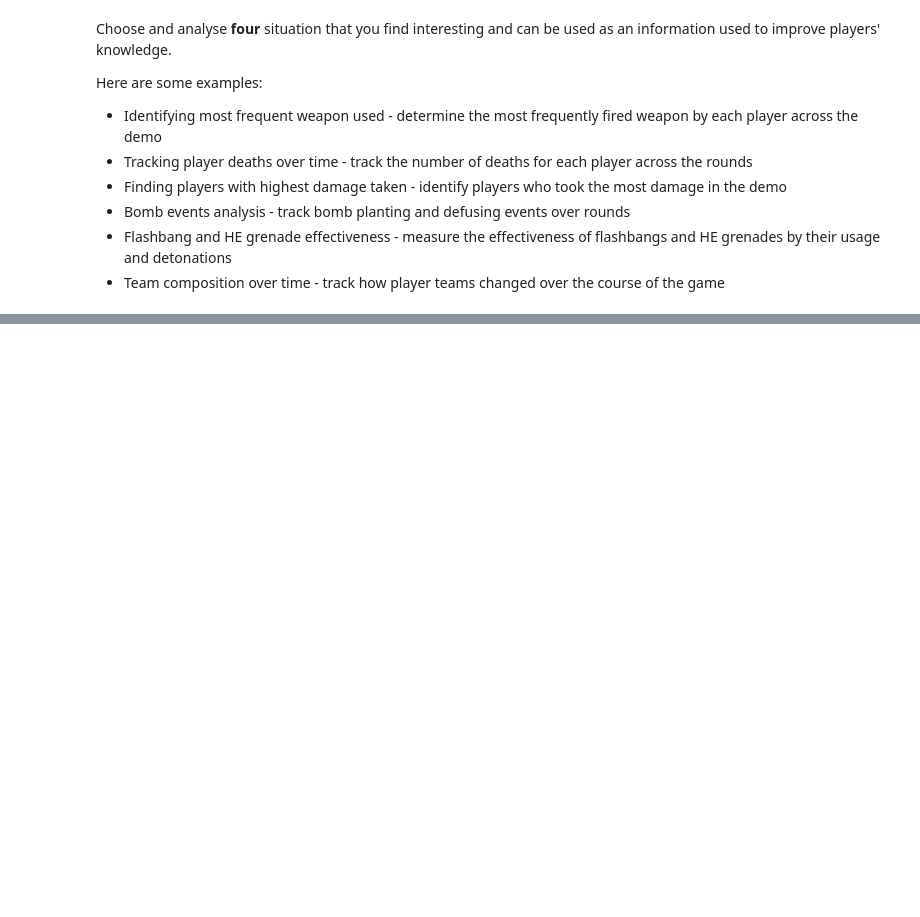
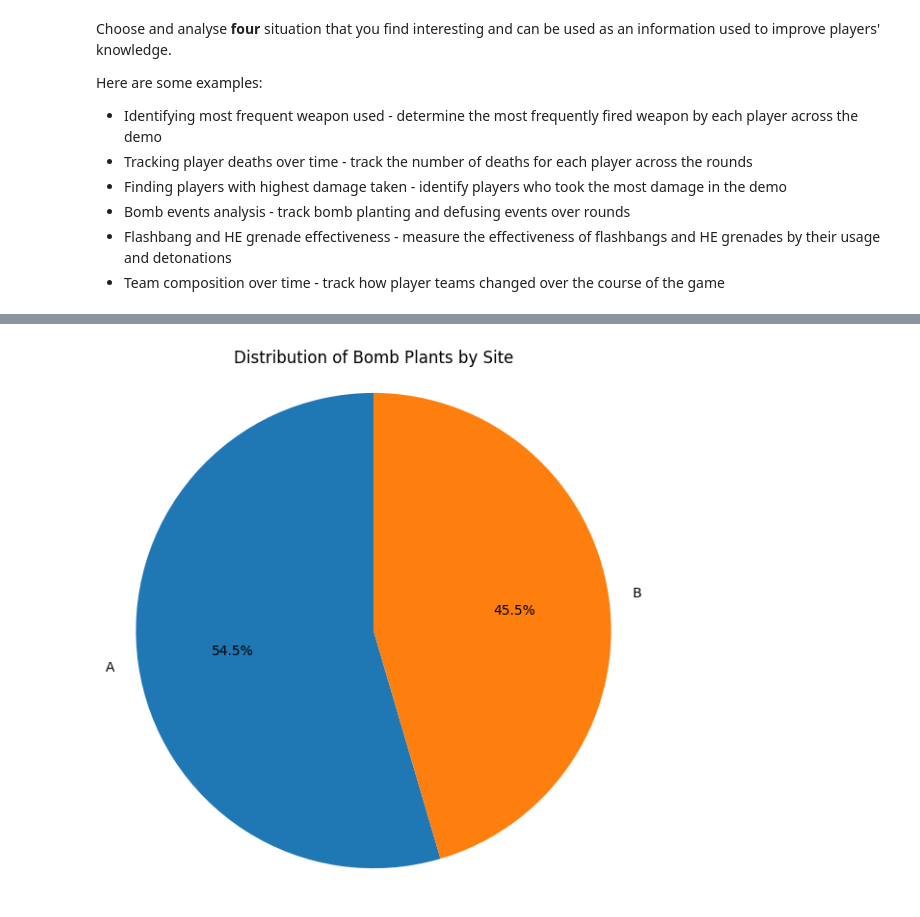
Before and after one commit to MartySagin/ESPORT, a Jupyter notebook: task1.ipynb, the cells around one changed output, grey strips where cells are left out. Drawn from its saved outputs; the diff is of its cells as text; code cells hidden in the pictures; blank space fills up the shorter version.

```diff
--- a/task1.ipynb
+++ b/task1.ipynb
@@ -444,0 +650,18 @@ draw_movement(df_flashbang_detonations, title='Flashbangs Detonations Positions'
+# %%
+# Vytvoření kopie dataframu df_bomb_plants
+df_bomb_plants_modified = df_bomb_plants.copy()
+
+# Modifikace sloupce site
+df_bomb_plants_modified['site'] = df_bomb_plants_modified['site'].replace({322: 'A', 323: 'B'})
+
+# Vypočítání počtu plantnutých bomb na jednotlivých sitech
+df_bomb_plants_sites = df_bomb_plants_modified.groupby('site').size().reset_index(name='count_of_plants')
+
+# Vytvoření grafu
+plt.figure(figsize=(7, 7))
+plt.pie(df_bomb_plants_sites['count_of_plants'], labels=df_bomb_plants_sites['site'], autopct='%1.1f%%', startangle=90)
+plt.title('Distribution of Bomb Plants by Site')
+plt.axis('equal')
+plt.show()
+# %% [output]
+[figure, added]
```
Also changed, not shown: parts of 43 cells of this notebook.
